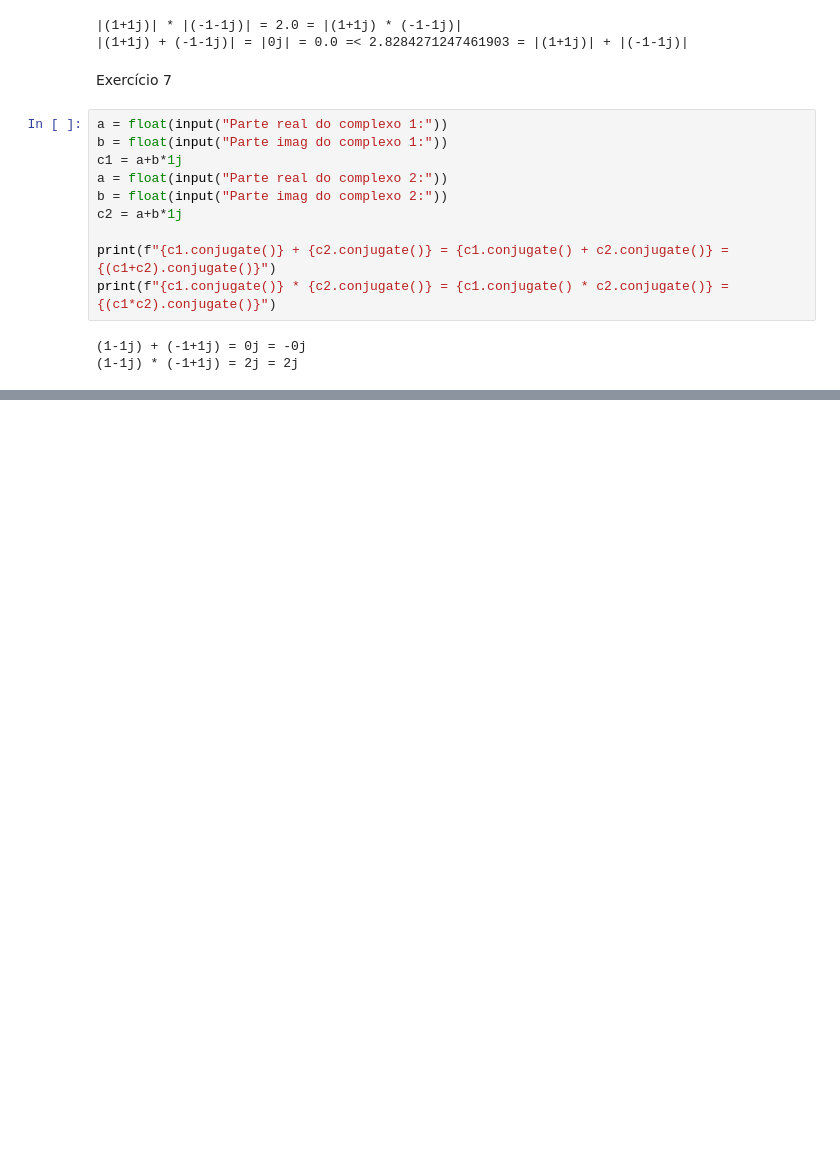
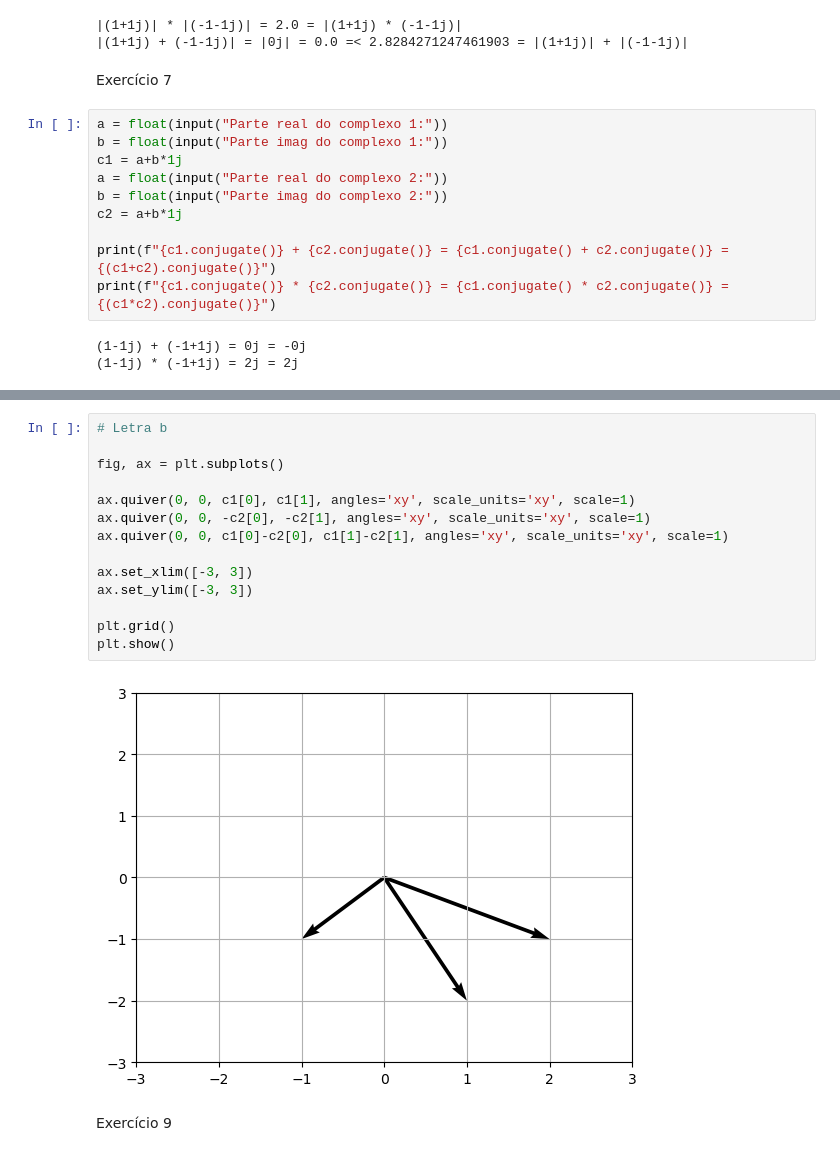
Before and after one commit to pdrrodrigues/icq, a Jupyter notebook: lista1/lista1.ipynb, the cells around one changed output, grey strips where cells are left out. Drawn from its saved outputs; the diff is of its cells as text; blank space fills up the shorter version.

```diff
--- a/lista1/lista1.ipynb
+++ b/lista1/lista1.ipynb
@@ -121,0 +146,18 @@ print(f"{c1.conjugate()} * {c2.conjugate()} = {c1.conjugate() * c2.conjugate()}
+# %%
+# Letra b
+
+fig, ax = plt.subplots()
+
+ax.quiver(0, 0, c1[0], c1[1], angles='xy', scale_units='xy', scale=1)
+ax.quiver(0, 0, -c2[0], -c2[1], angles='xy', scale_units='xy', scale=1)
+ax.quiver(0, 0, c1[0]-c2[0], c1[1]-c2[1], angles='xy', scale_units='xy', scale=1)
+
+ax.set_xlim([-3, 3])
+ax.set_ylim([-3, 3])
+
+plt.grid()
+plt.show()
+# %% [output]
+[figure, added]
+# %% [markdown]
+Exercício 9
```
Also changed, not shown: parts of 3 cells of this notebook.
